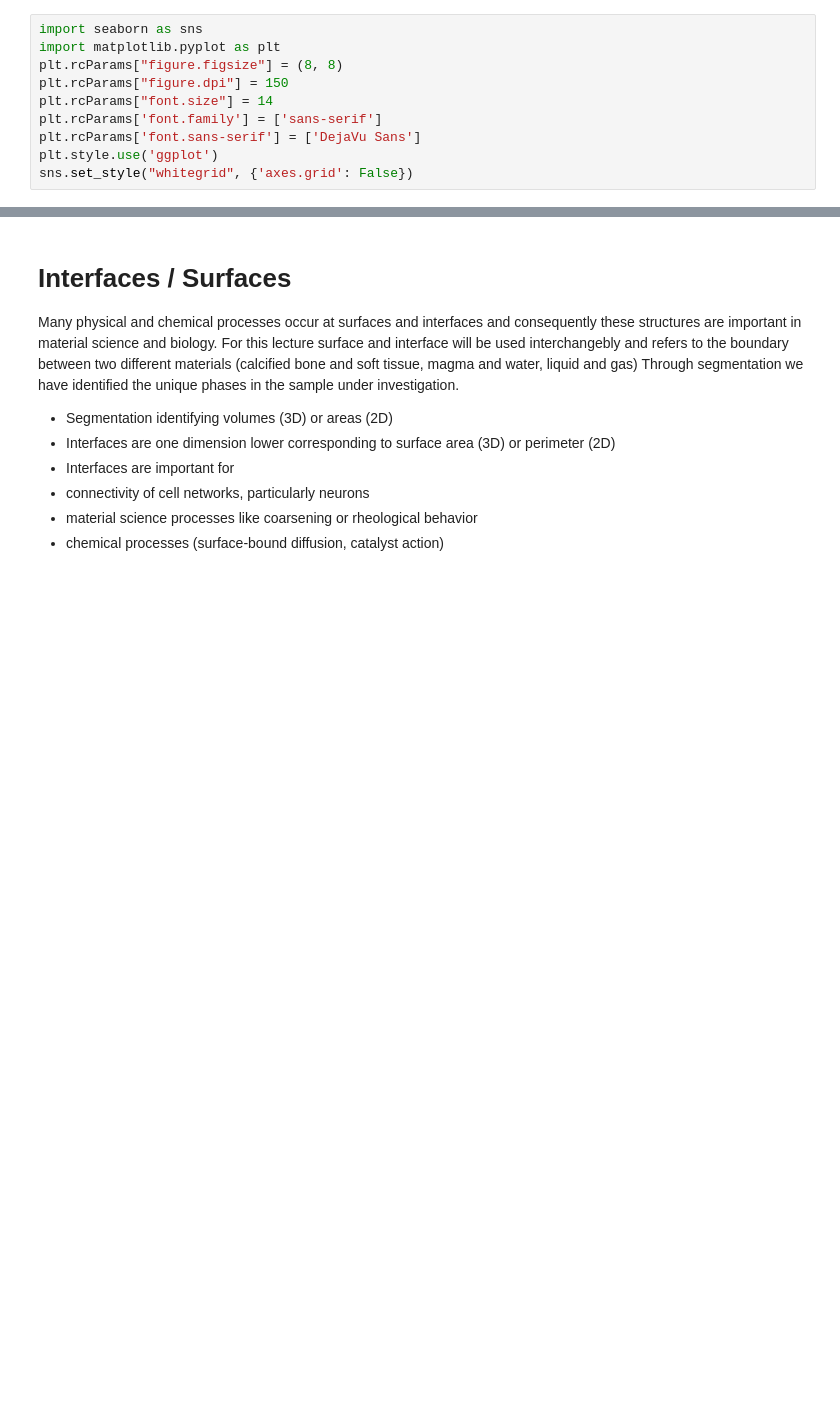
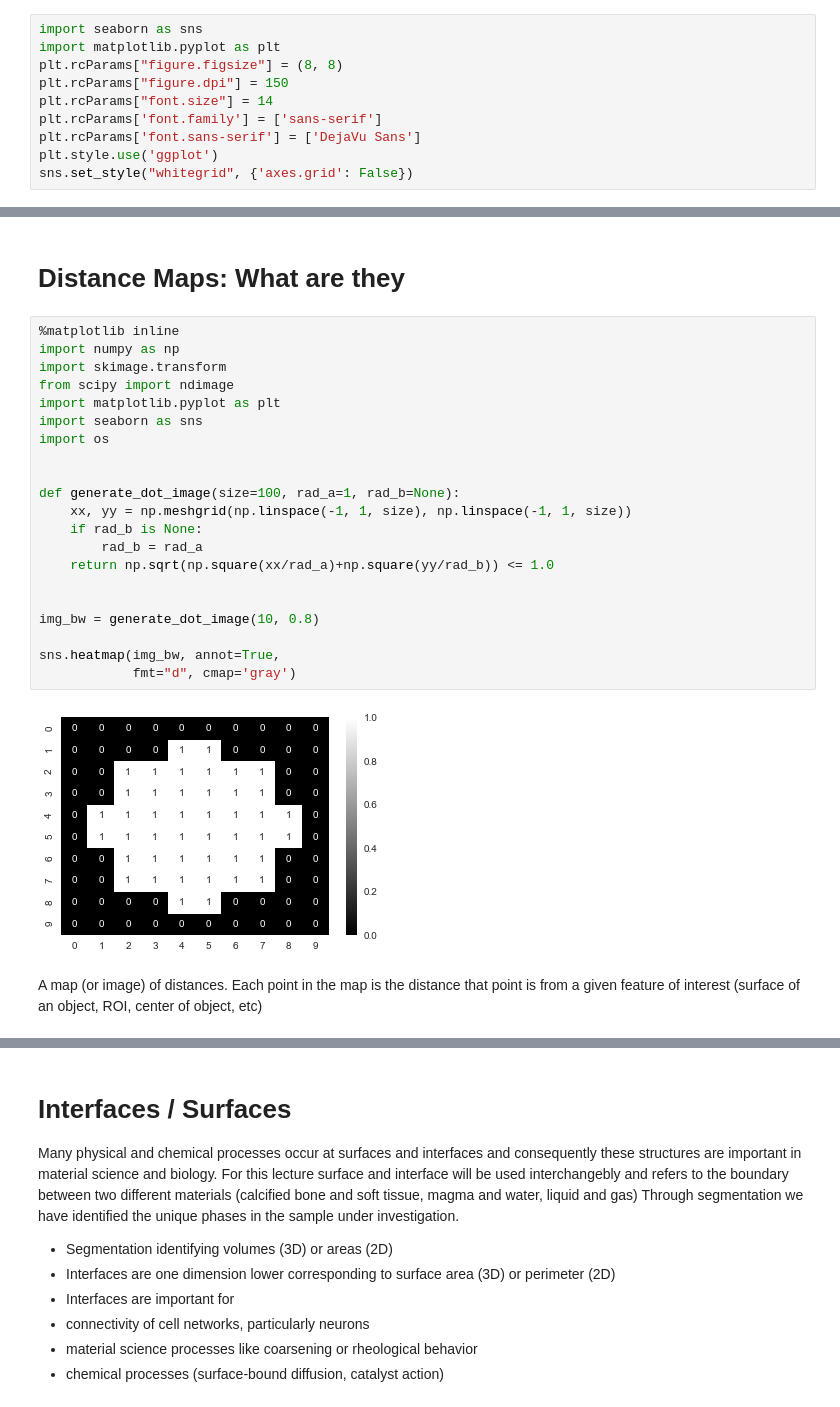
Before and after one commit to kmader/Quantitative-Big-Imaging-2018, a Jupyter notebook: Lectures/07-AdvancedShapeAndTexture.ipynb, the cells around one changed output, grey strips where cells are left out. Cells and saved outputs as stored; diff of their text form; blank space fills up the shorter version.

```diff
--- a/Lectures/07-AdvancedShapeAndTexture.ipynb
+++ b/Lectures/07-AdvancedShapeAndTexture.ipynb
@@ -34,0 +63,27 @@ Literature / Useful References
+# %% [markdown]
+# Distance Maps: What are they
+# %%
+%matplotlib inline
+import numpy as np
+import skimage.transform
+from scipy import ndimage
+import matplotlib.pyplot as plt
+import seaborn as sns
+import os
+
+
+def generate_dot_image(size=100, rad_a=1, rad_b=None):
+    xx, yy = np.meshgrid(np.linspace(-1, 1, size), np.linspace(-1, 1, size))
+    if rad_b is None:
+        rad_b = rad_a
+    return np.sqrt(np.square(xx/rad_a)+np.square(yy/rad_b)) <= 1.0
+
+
+img_bw = generate_dot_image(10, 0.8)
+
+sns.heatmap(img_bw, annot=True,
+            fmt="d", cmap='gray')
+# %% [output]
+[figure, added]
+# %% [markdown]
+A map (or image) of distances. Each point in the map is the distance that point is from a given feature of interest (surface of an object, ROI, center of object, etc)
```
Also changed, not shown: parts of 34 cells of this notebook, 15 other files.
